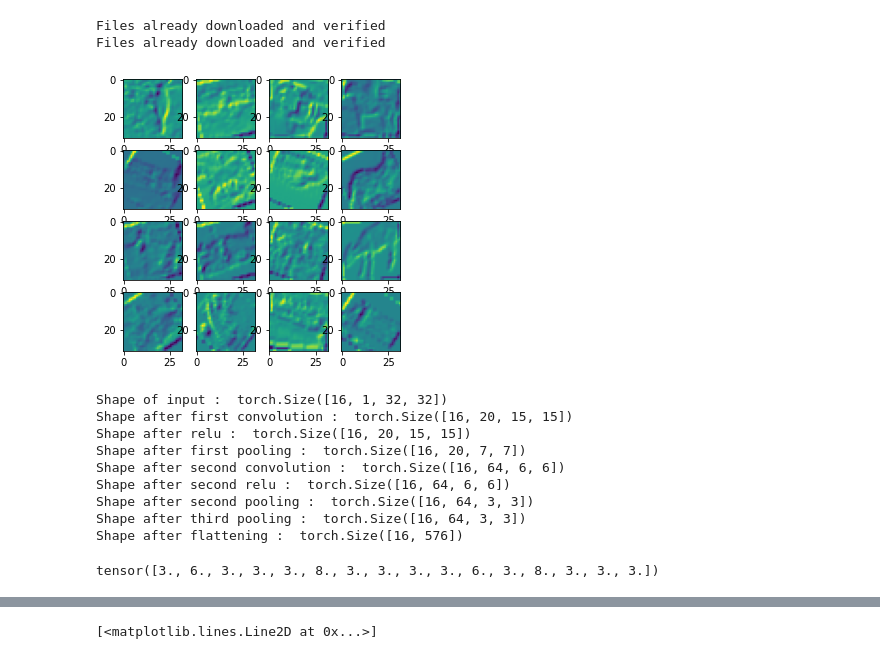
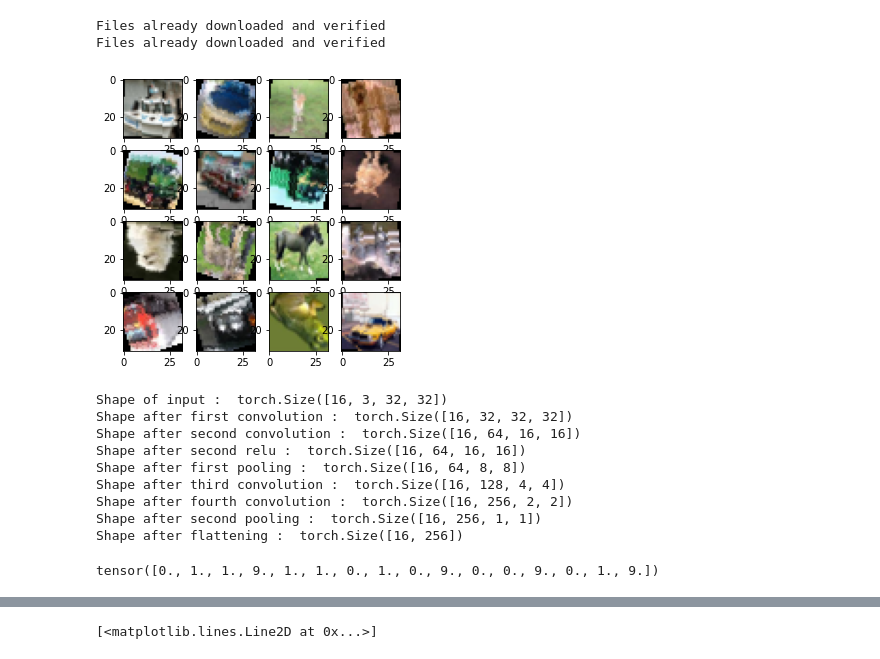
Before and after one commit to amansatyawali/practice, a Jupyter notebook: pytorch/cifar10/training.ipynb, the cells around one changed output, grey strips where cells are left out. Drawn from its saved outputs; the diff is of its cells as text; code cells hidden in the pictures.

Commit message:
changed architecture of the network to have 2 convolution layers before pooling

```diff
--- a/pytorch/cifar10/training.ipynb
+++ b/pytorch/cifar10/training.ipynb
@@ -33,12 +34,11 @@ class EdgeMaker(object) :
 # %%
 transformTrain = transforms.Compose(
     [
-     transforms.RandomRotation(degrees = 45),
+     transforms.RandomRotation(degrees = 20),
      transforms.RandomHorizontalFlip(),
      transforms.RandomVerticalFlip(),
      transforms.ToTensor(),
      Rescale(),
-     EdgeMaker(),
     ])
 transformTest = transforms.Compose(
     [transforms.ToTensor(),
@@ -62,11 +62,11 @@ itr = iter(trainLoader)
 # %%
 fig, ax = plt.subplots(4, 4, figsize=(5,5))
 
 for i in range(4) :
     for j in range(4) :
-        ax[i, j].imshow(itr.next()[0][i * 4 + j][0])
+        ax[i, j].imshow(np.transpose(itr.next()[0][i * 4 + j], (1, 2, 0)))
 # %% [output]
-[figure, old version]
+[figure, new version]
 # %%
 class Net(nn.Module):
 
@@ -158,18 +151,18 @@ index = 1
 itr = iter(trainLoader)
 randomDataPoint = itr.next()
 
-model.test(randomDataPoint[0].reshape(batchSize, 1, 32, 32))
+model.test(randomDataPoint[0])
 # %% [output]
-Shape of input :  torch.Size([16, 1, 32, 32])
-Shape after first convolution :  torch.Size([16, 20, 15, 15])
-Shape after relu :  torch.Size([16, 20, 15, 15])
-Shape after first pooling :  torch.Size([16, 20, 7, 7])
-Shape after second convolution :  torch.Size([16, 64, 6, 6])
-Shape after second relu :  torch.Size([16, 64, 6, 6])
-Shape after second pooling :  torch.Size([16, 64, 3, 3])
-Shape after third pooling :  torch.Size([16, 64, 3, 3])
-Shape after flattening :  torch.Size([16, 576])
+Shape of input :  torch.Size([16, 3, 32, 32])
+Shape after first convolution :  torch.Size([16, 32, 32, 32])
+Shape after second convolution :  torch.Size([16, 64, 16, 16])
+Shape after second relu :  torch.Size([16, 64, 16, 16])
+Shape after first pooling :  torch.Size([16, 64, 8, 8])
+Shape after third convolution :  torch.Size([16, 128, 4, 4])
+Shape after fourth convolution :  torch.Size([16, 256, 2, 2])
+Shape after second pooling :  torch.Size([16, 256, 1, 1])
+Shape after flattening :  torch.Size([16, 256])
-tensor([3., 6., 3., 3., 3., 8., 3., 3., 3., 3., 6., 3., 8., 3., 3., 3.])
+tensor([0., 1., 1., 9., 1., 1., 0., 1., 0., 9., 0., 0., 9., 0., 1., 9.])
 # %%
 def makeTrainStep(model, optimizer, lossFn) :
 
```
Also changed, not shown: parts of 3 cells of this notebook.
